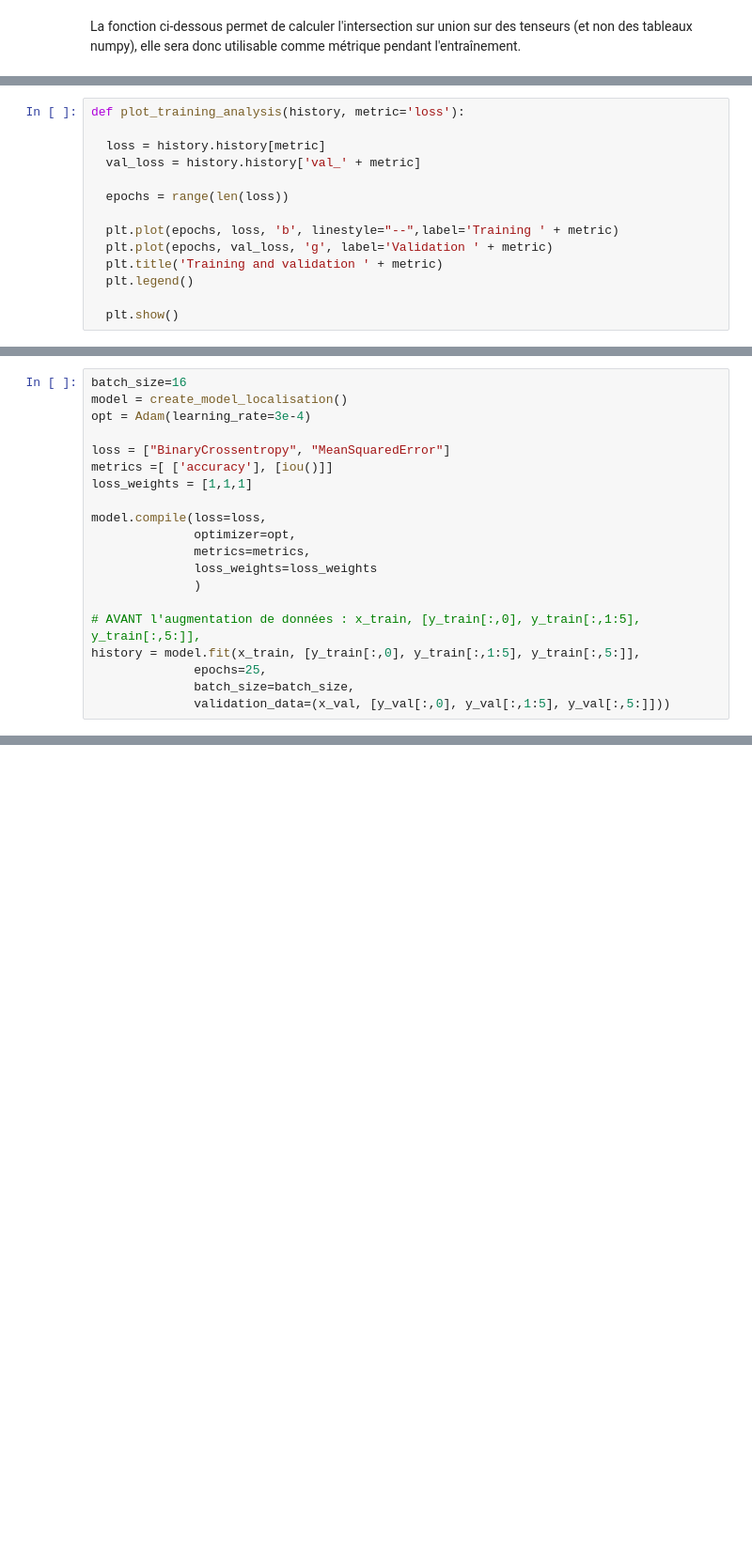
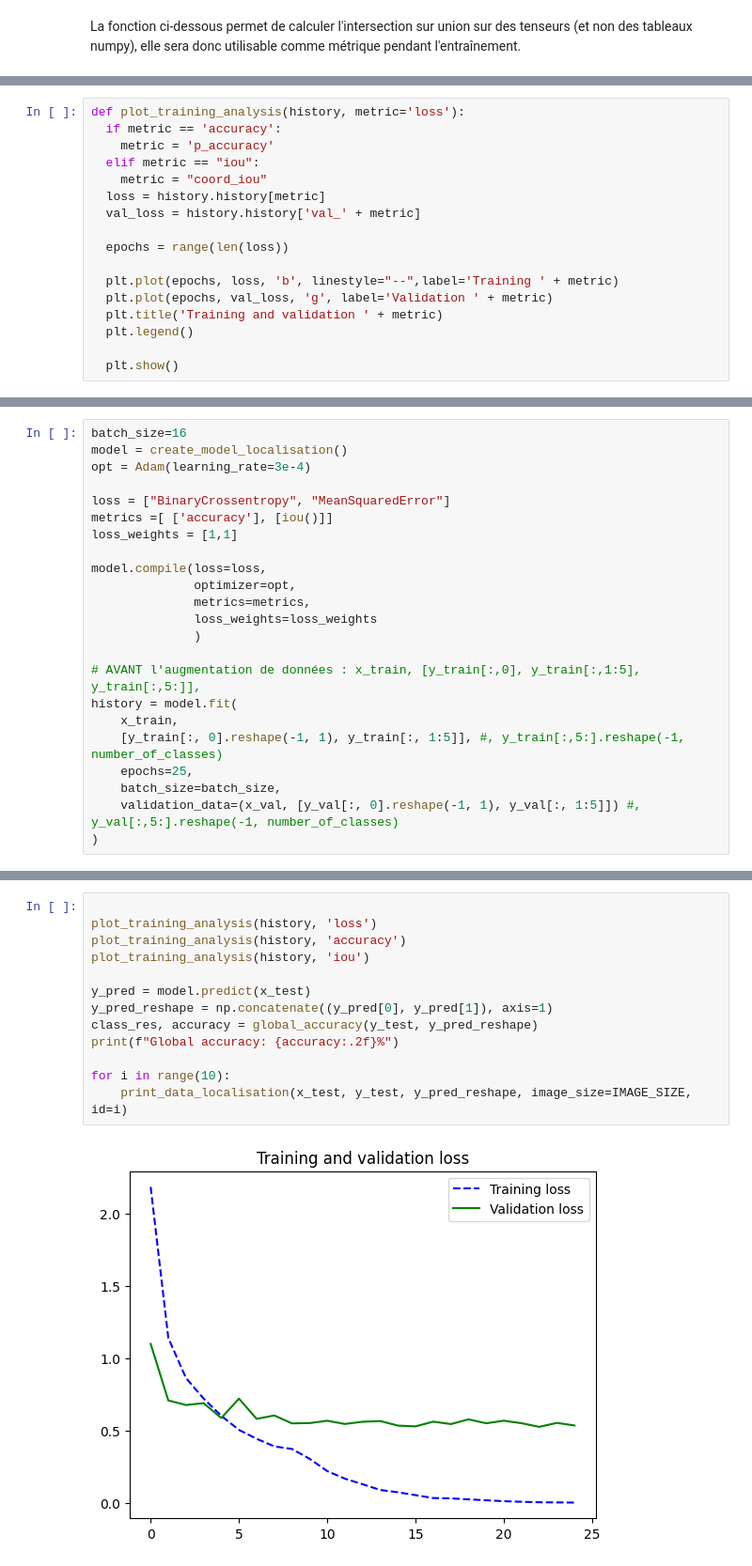
Before and after one commit to Spiroxx/projet_ap, a Jupyter notebook: notebook.ipynb, the cells around one changed output, grey strips where cells are left out. Shown: that part at 94% size. Cells and saved outputs as stored; diff of their text form; blank space fills up the shorter version.

Commit message:
wip: using first model, pb: data loading

```diff
--- a/notebook.ipynb
+++ b/notebook.ipynb
@@ -379,6 +375,9 @@ Fonction d'affichage des courbes d'apprentissage et de validation
 # %%
 def plot_training_analysis(history, metric='loss'):
-
+  if metric == 'accuracy':
+    metric = 'p_accuracy'
+  elif metric == "iou":
+    metric = "coord_iou"
   loss = history.history[metric]
   val_loss = history.history['val_' + metric]
 
@@ -428,7 +430,7 @@ opt = Adam(learning_rate=3e-4)
 
 loss = ["BinaryCrossentropy", "MeanSquaredError"]
 metrics =[ ['accuracy'], [iou()]]
-loss_weights = [1,1,1]
+loss_weights = [1,1]
 
 model.compile(loss=loss,
               optimizer=opt,
@@ -437,9 +439,12 @@ model.compile(loss=loss,
               )
 
 # AVANT l'augmentation de données : x_train, [y_train[:,0], y_train[:,1:5], y_train[:,5:]],
-history = model.fit(x_train, [y_train[:,0], y_train[:,1:5], y_train[:,5:]],
-              epochs=25,
-              batch_size=batch_size,
-              validation_data=(x_val, [y_val[:,0], y_val[:,1:5], y_val[:,5:]]))
+history = model.fit(
+    x_train,
+    [y_train[:, 0].reshape(-1, 1), y_train[:, 1:5]], #, y_train[:,5:].reshape(-1, number_of_classes)
+    epochs=25,
+    batch_size=batch_size,
+    validation_data=(x_val, [y_val[:, 0].reshape(-1, 1), y_val[:, 1:5]]) #, y_val[:,5:].reshape(-1, number_of_classes)
+)
 # %% [output]
 Epoch 1/25
@@ -448,0 +469,15 @@ y_pred: ['*', '*']
+# %%
+
+plot_training_analysis(history, 'loss')
+plot_training_analysis(history, 'accuracy')
+plot_training_analysis(history, 'iou')
+
+y_pred = model.predict(x_test)
+y_pred_reshape = np.concatenate((y_pred[0], y_pred[1]), axis=1)
+class_res, accuracy = global_accuracy(y_test, y_pred_reshape)
+print(f"Global accuracy: {accuracy:.2f}%")
+
+for i in range(10):
+    print_data_localisation(x_test, y_test, y_pred_reshape, image_size=IMAGE_SIZE, id=i)
+# %% [output]
+[figure, added]
```
Also changed, not shown: parts of 11 cells of this notebook.
